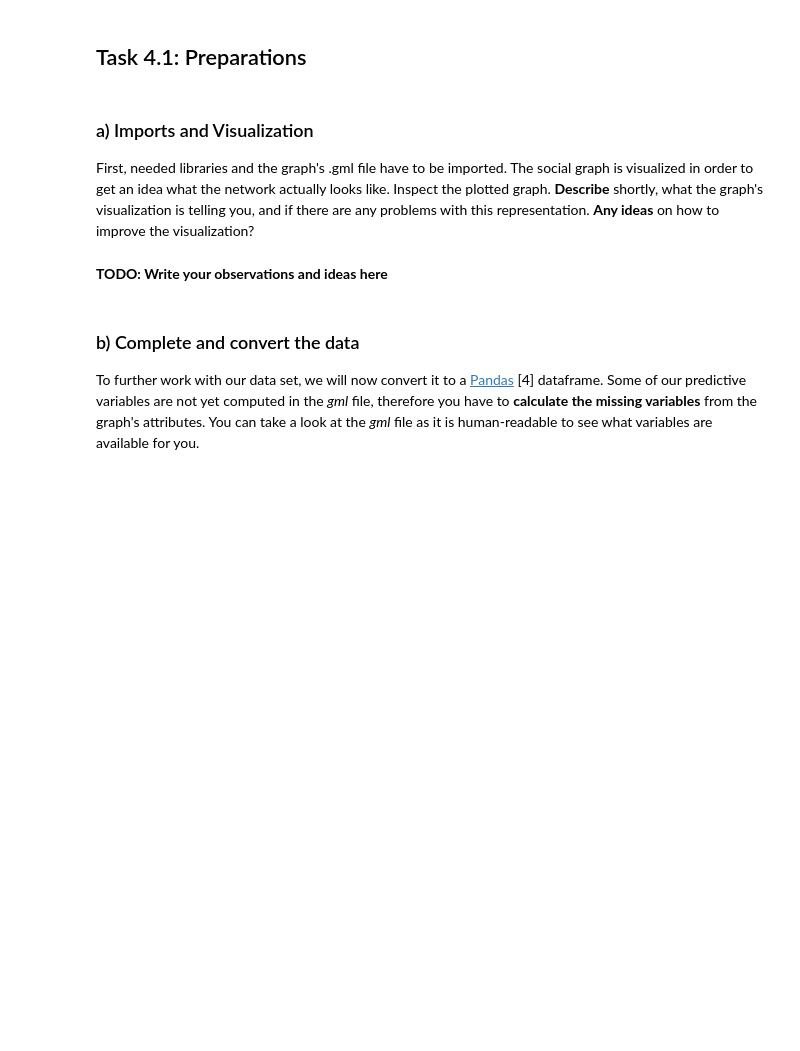
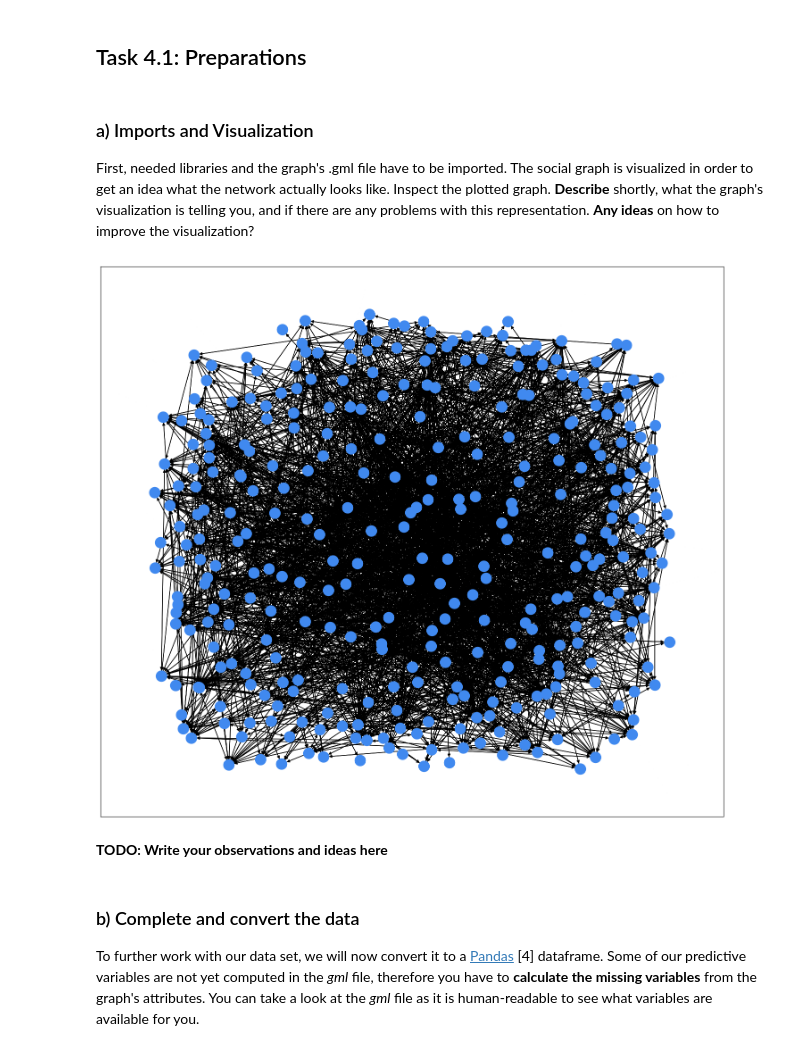
Before and after one commit to msskzx/socail-computing-assignments, a Jupyter notebook: ex04/Ex4_SocialTieStrength_new.ipynb, the cells around one changed output. Saved outputs shown, nothing was run; the diff lists cells and outputs as text; code cells hidden in the pictures; blank space fills up the shorter version.

```diff
--- a/ex04/Ex4_SocialTieStrength_new.ipynb
+++ b/ex04/Ex4_SocialTieStrength_new.ipynb
@@ -38,23 +38,25 @@ Inspect the plotted graph. **Describe** shortly, what the graph's visualization
 # %%
 import networkx as nx, numpy as np, pandas as pd, statsmodels.api as sm, matplotlib.pyplot as plt
 
 # read in the structure
 g = nx.read_gml('SocialGraph.gml', label='id')
 
 
 # formatting the graph and applying spring layout
 fig=plt.figure(figsize=(18, 16))
 
 pos=nx.spring_layout(g, k=0.4, iterations=5)
 
 visual_style = {
     "node_size": 300,
     "node_color": "#4089EF",
     "bbox" : (700,700),
     "with_labels" : False
 }
 
-nx.draw(g, pos, **visual_style)
+nx.draw_networkx(g, pos, **visual_style)
+# %% [output]
+[figure, added]
 # %% [markdown]
 **TODO: Write your observations and ideas here**
 # %% [markdown]
```
Also changed, not shown: parts of 1 cell of this notebook, 10 other files.
